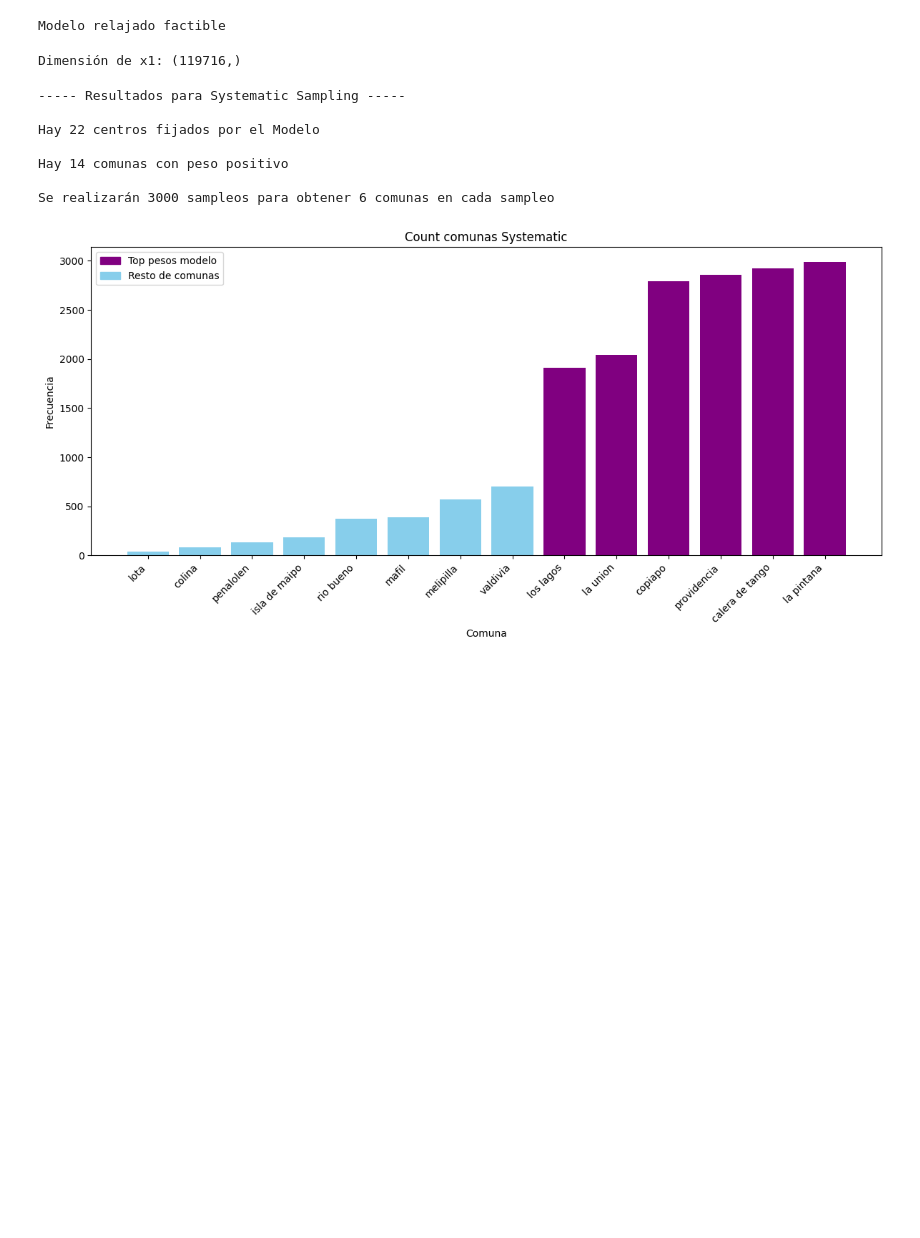
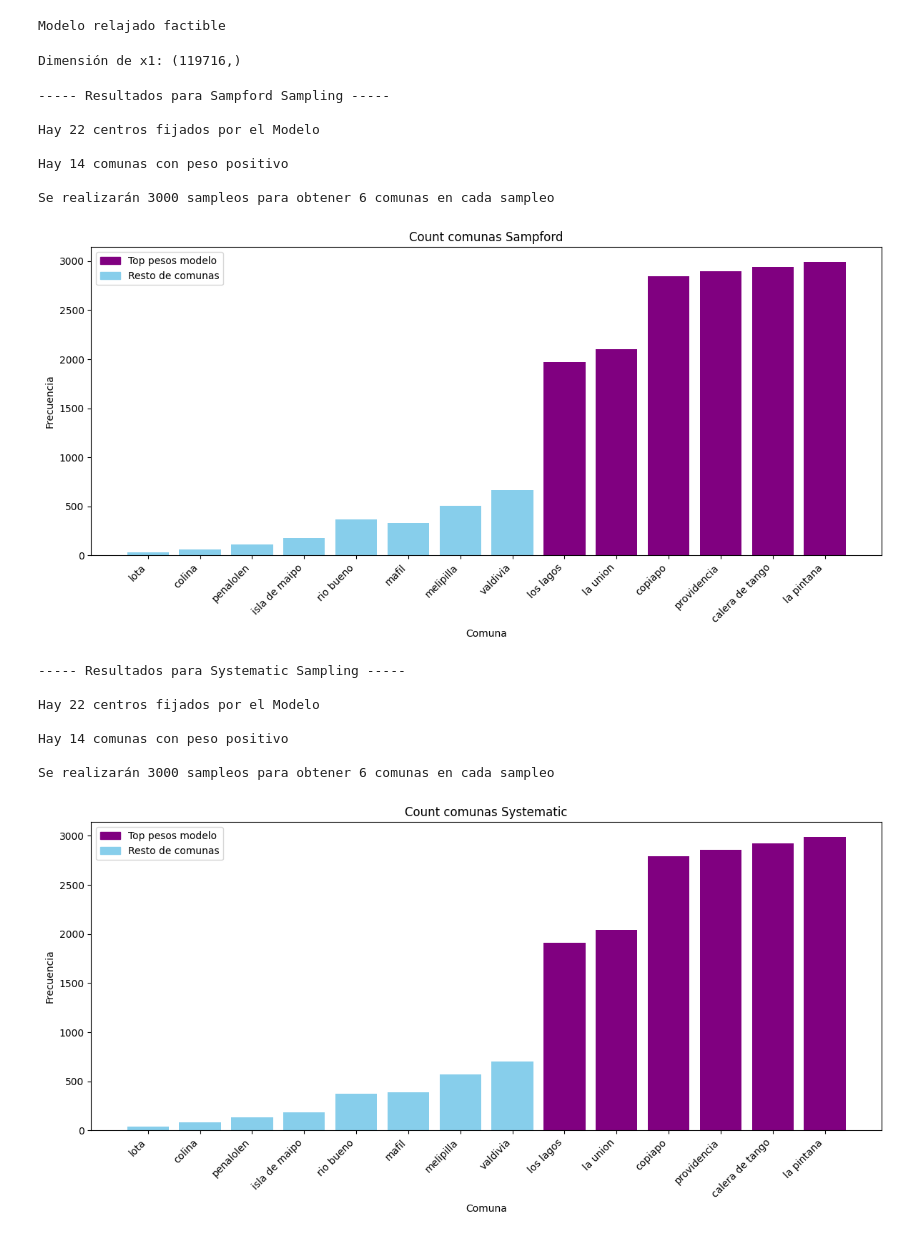
Before and after one commit to Andresdiazdcd/Tesis, a Jupyter notebook: Códigos/main.ipynb, the cells around one changed output. Cells and saved outputs as stored; diff of their text form; code cells hidden in the pictures; blank space fills up the shorter version.

Commit message:
Sampleo Sampford

```diff
--- a/Códigos/main.ipynb
+++ b/Códigos/main.ipynb
@@ -104,6 +104,17 @@ x1 = np.array([v.X for v in vars_rel], dtype=float)
 print("Dimensión de x1:", x1.shape)
 # %% [output]
 Dimensión de x1: (119716,)
+# %%
+frecuencias_ordenadas_sampford, conteo_systematic, esperanza_empirica_systematic = resultados_sampleo(modelo_con_limite, 28, 3000, "sampford")
+# %% [output]
+----- Resultados para Sampford Sampling -----
+
+Hay 22 centros fijados por el Modelo
+
+Hay 14 comunas con peso positivo
+
+Se realizarán 3000 sampleos para obtener 6 comunas en cada sampleo
+[figure, added]
 # %%
 frecuencias_ordenadas_systematic, conteo_systematic, esperanza_empirica_systematic = resultados_sampleo(modelo_con_limite, 28, 3000, "systematic")
 # %% [output]
```
Also changed, not shown: parts of 4 cells of this notebook, 2 other files.
